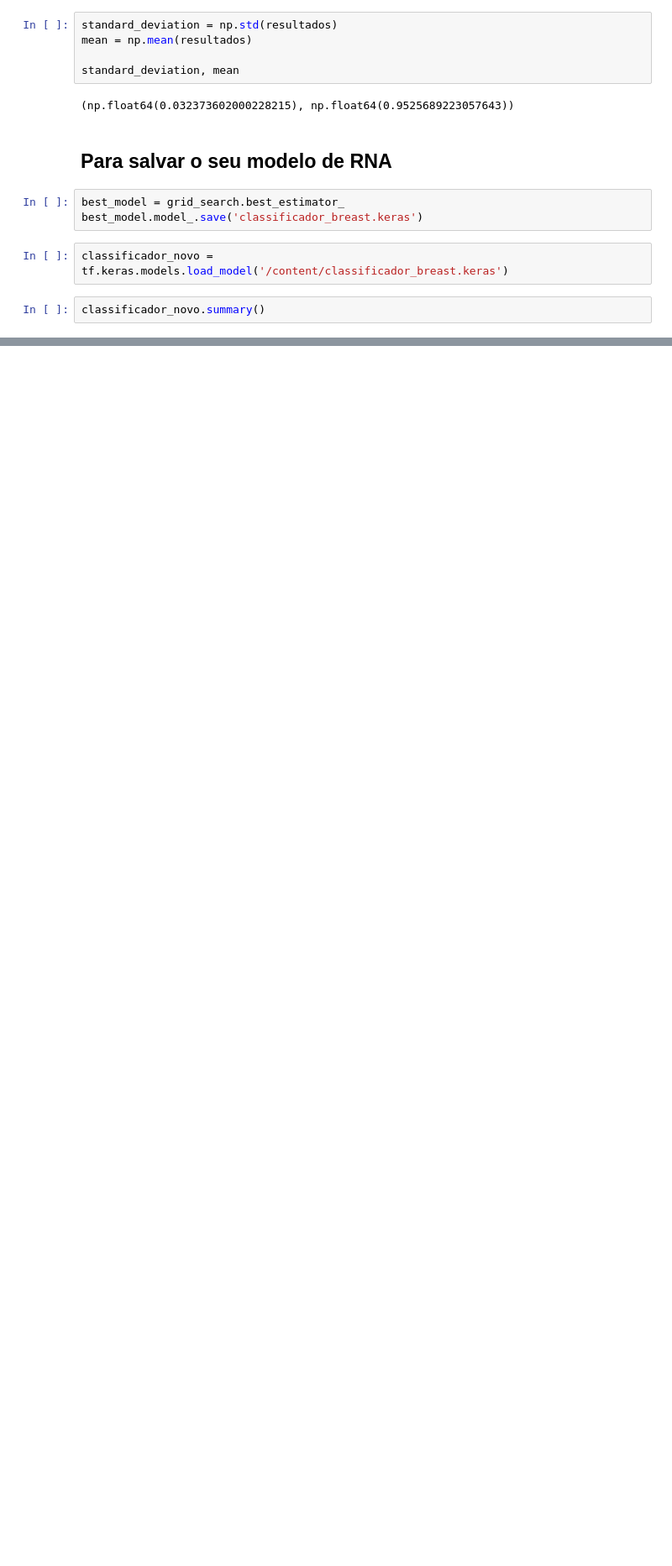
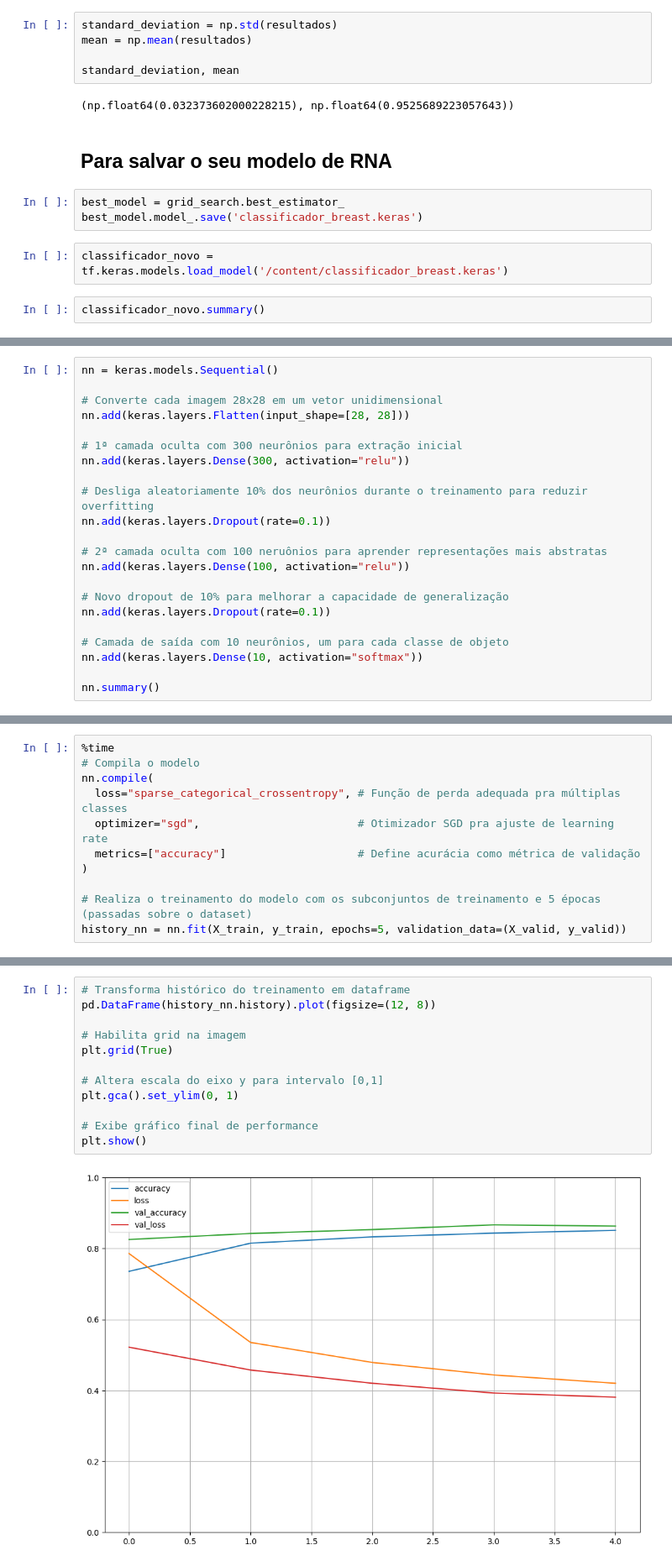
Before and after one commit to Marlon-Sbardelatti/machine-learning, a Jupyter notebook: trabalho-04/neural_network.ipynb, the cells around one changed output, grey strips where cells are left out. Shown at 84% size. Cells and saved outputs as stored; diff of their text form; blank space fills up the shorter version.

```diff
--- a/trabalho-04/neural_network.ipynb
+++ b/trabalho-04/neural_network.ipynb
@@ -727,0 +850,22 @@ classificador_novo.summary()
+# %%
+nn = keras.models.Sequential()
+
+# Converte cada imagem 28x28 em um vetor unidimensional
+nn.add(keras.layers.Flatten(input_shape=[28, 28]))
+
+# 1ª camada oculta com 300 neurônios para extração inicial
+nn.add(keras.layers.Dense(300, activation="relu"))
+
+# Desliga aleatoriamente 10% dos neurônios durante o treinamento para reduzir overfitting
+nn.add(keras.layers.Dropout(rate=0.1))
+
+# 2ª camada oculta com 100 neruônios para aprender representações mais abstratas
+nn.add(keras.layers.Dense(100, activation="relu"))
+
+# Novo dropout de 10% para melhorar a capacidade de generalização
+nn.add(keras.layers.Dropout(rate=0.1))
+
+# Camada de saída com 10 neurônios, um para cada classe de objeto
+nn.add(keras.layers.Dense(10, activation="softmax"))
+
+nn.summary()
@@ -727,0 +904,11 @@ classificador_novo.summary()
+# %%
+%time
+# Compila o modelo
+nn.compile(
+  loss="sparse_categorical_crossentropy", # Função de perda adequada pra múltiplas classes
+  optimizer="sgd",                        # Otimizador SGD pra ajuste de learning rate
+  metrics=["accuracy"]                    # Define acurácia como métrica de validação
+)
+
+# Realiza o treinamento do modelo com os subconjuntos de treinamento e 5 épocas (passadas sobre o dataset)
+history_nn = nn.fit(X_train, y_train, epochs=5, validation_data=(X_valid, y_valid))
@@ -727,0 +932,14 @@ classificador_novo.summary()
+# %%
+# Transforma histórico do treinamento em dataframe
+pd.DataFrame(history_nn.history).plot(figsize=(12, 8))
+
+# Habilita grid na imagem
+plt.grid(True)
+
+# Altera escala do eixo y para intervalo [0,1]
+plt.gca().set_ylim(0, 1)
+
+# Exibe gráfico final de performance
+plt.show()
+# %% [output]
+[figure, added]
```
Also changed, not shown: parts of 47 cells of this notebook.
